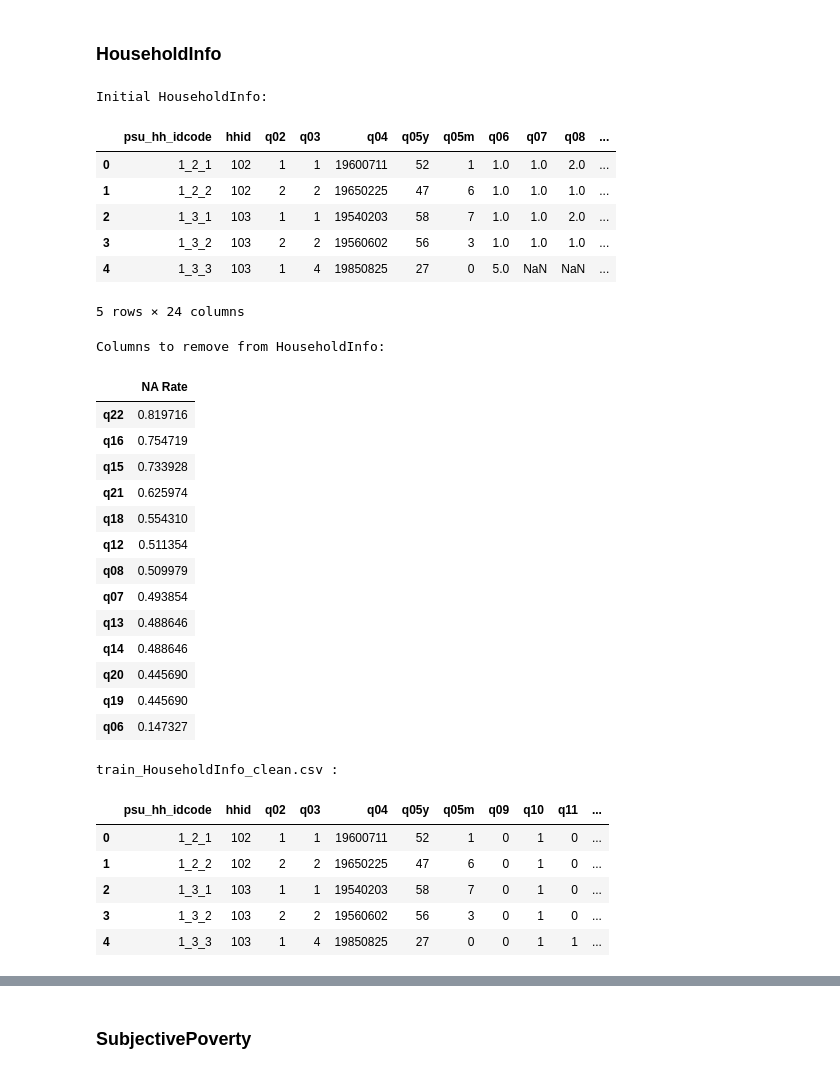
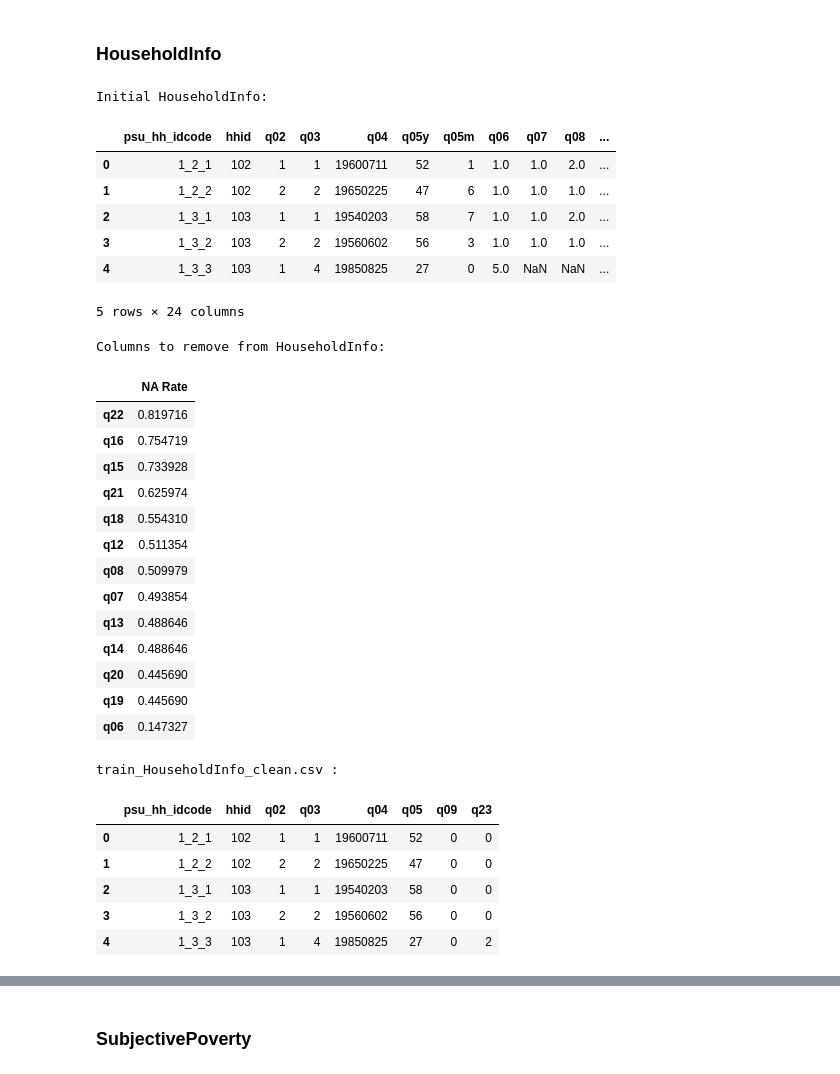
Before and after one commit to eugenesimm/Kaggle_poverty_rate, a Jupyter notebook: 1-preprocessing/clean_data.ipynb, the cells around one changed output, grey strips where cells are left out. Saved outputs shown, nothing was run; the diff lists cells and outputs as text; code cells hidden in the pictures.

```diff
--- a/1-preprocessing/clean_data.ipynb
+++ b/1-preprocessing/clean_data.ipynb
@@ -111,37 +111,52 @@ HouseholdInfo['q17'] = HouseholdInfo['q17'].map({'Yes': 1, 'No': 0})
 # HouseholdInfo['q20'] = HouseholdInfo['q20'].map({1: 'Yes', 2: 'No'})
 # HouseholdInfo['q20'] = HouseholdInfo['q20'].map({'Yes': 1, 'No': 0})
 
+# combining q05y and q05m
+# Method 1: combine to q05: age in months
+#HouseholdInfo['q05'] = HouseholdInfo['q05y'] * 12 + HouseholdInfo['q05m']
+# Method 2: only keep q05y
+HouseholdInfo['q05'] = HouseholdInfo['q05y']
+HouseholdInfo.drop(columns=['q05y', 'q05m'], inplace=True)
+
+# POST EDA preprocessing:
+# q11 and q17 seems to be highly correlated so we decided to combine the two
+HouseholdInfo['q23'] = HouseholdInfo['q11'] + HouseholdInfo['q17']
+HouseholdInfo.drop(columns=['q11', 'q17'], inplace=True)
+# q10 has 0 variance, its not very useful as an explanatory variable. get rid of it
+HouseholdInfo.drop(columns=['q10'], inplace=True)
+
+HouseholdInfo = HouseholdInfo[['psu_hh_idcode', 'hhid'] + [col for col in HouseholdInfo.columns.sort_values() if col not in ['psu_hh_idcode', 'hhid']]]
 print("train_HouseholdInfo_clean.csv :")
 display(HouseholdInfo.head())
 HouseholdInfo.to_csv(os.path.join(CLEAN_DATA_DIR, "train_HouseholdInfo_clean.csv"), index=False)
 # %% [output]
 Initial HouseholdInfo:
 |  | psu_hh_idcode | hhid | q02 | q03 | q04 | q05y | q05m | q06 | q07 | q08 | ... |
 | 0 | 1_2_1 | 102 | 1 | 1 | 19600711 | 52 | 1 | 1.0 | 1.0 | 2.0 | ... |
 | 1 | 1_2_2 | 102 | 2 | 2 | 19650225 | 47 | 6 | 1.0 | 1.0 | 1.0 | ... |
 | 2 | 1_3_1 | 103 | 1 | 1 | 19540203 | 58 | 7 | 1.0 | 1.0 | 2.0 | ... |
 | 3 | 1_3_2 | 103 | 2 | 2 | 19560602 | 56 | 3 | 1.0 | 1.0 | 1.0 | ... |
 | 4 | 1_3_3 | 103 | 1 | 4 | 19850825 | 27 | 0 | 5.0 | NaN | NaN | ... |
 5 rows × 24 columns
 Columns to remove from HouseholdInfo:
 |  | NA Rate |
 | q22 | 0.819716 |
 | q16 | 0.754719 |
 | q15 | 0.733928 |
 | q21 | 0.625974 |
 | q18 | 0.554310 |
 | q12 | 0.511354 |
 | q08 | 0.509979 |
 | q07 | 0.493854 |
 | q13 | 0.488646 |
 | q14 | 0.488646 |
 | q20 | 0.445690 |
 | q19 | 0.445690 |
 | q06 | 0.147327 |
 train_HouseholdInfo_clean.csv :
-|  | psu_hh_idcode | hhid | q02 | q03 | q04 | q05y | q05m | q09 | q10 | q11 | ... |
-| 0 | 1_2_1 | 102 | 1 | 1 | 19600711 | 52 | 1 | 0 | 1 | 0 | ... |
-| 1 | 1_2_2 | 102 | 2 | 2 | 19650225 | 47 | 6 | 0 | 1 | 0 | ... |
-| 2 | 1_3_1 | 103 | 1 | 1 | 19540203 | 58 | 7 | 0 | 1 | 0 | ... |
-| 3 | 1_3_2 | 103 | 2 | 2 | 19560602 | 56 | 3 | 0 | 1 | 0 | ... |
-| 4 | 1_3_3 | 103 | 1 | 4 | 19850825 | 27 | 0 | 0 | 1 | 1 | ... |
+|  | psu_hh_idcode | hhid | q02 | q03 | q04 | q05 | q09 | q23 |
+| 0 | 1_2_1 | 102 | 1 | 1 | 19600711 | 52 | 0 | 0 |
+| 1 | 1_2_2 | 102 | 2 | 2 | 19650225 | 47 | 0 | 0 |
+| 2 | 1_3_1 | 103 | 1 | 1 | 19540203 | 58 | 0 | 0 |
+| 3 | 1_3_2 | 103 | 2 | 2 | 19560602 | 56 | 0 | 0 |
+| 4 | 1_3_3 | 103 | 1 | 4 | 19850825 | 27 | 0 | 2 |
```
Also changed, not shown: parts of 2 cells of this notebook, 3 other files.
